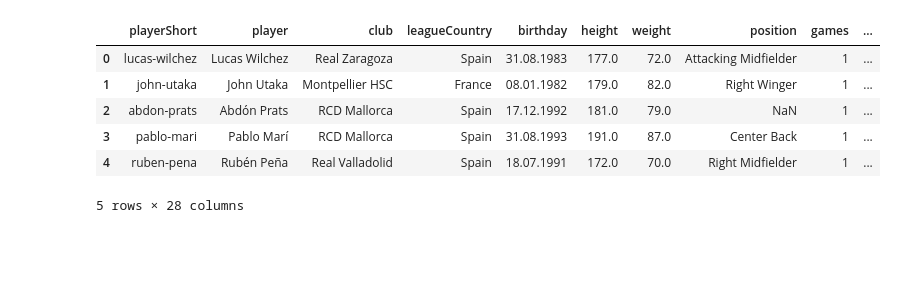
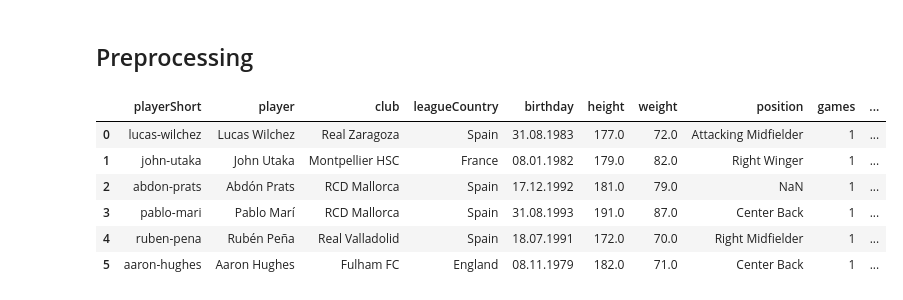
Before and after one commit to semplea/adaepfl-hw, a Jupyter notebook: 04 - Applied ML/nb.ipynb, the cells around one changed output. Cells and saved outputs as stored; diff of their text form; code cells hidden in the pictures; blank space fills up the shorter version.

Commit message:
preprocessing done + first classifier

```diff
--- a/04 - Applied ML/nb.ipynb
+++ b/04 - Applied ML/nb.ipynb
@@ -4,11 +11,13 @@ from sklearn.ensemble import RandomForestClassifier
+# %% [markdown]
+## Preprocessing
 # %%
 data = pd.read_csv('CrowdstormingDataJuly1st.csv')
-data.head()
+data.ix[:5,:14]
 # %% [output]
 |  | playerShort | player | club | leagueCountry | birthday | height | weight | position | games | ... |
 | 0 | lucas-wilchez | Lucas Wilchez | Real Zaragoza | Spain | 31.08.1983 | 177.0 | 72.0 | Attacking Midfielder | 1 | ... |
 | 1 | john-utaka | John Utaka | Montpellier HSC | France | 08.01.1982 | 179.0 | 82.0 | Right Winger | 1 | ... |
 | 2 | abdon-prats | Abdón Prats | RCD Mallorca | Spain | 17.12.1992 | 181.0 | 79.0 | NaN | 1 | ... |
 | 3 | pablo-mari | Pablo Marí | RCD Mallorca | Spain | 31.08.1993 | 191.0 | 87.0 | Center Back | 1 | ... |
 | 4 | ruben-pena | Rubén Peña | Real Valladolid | Spain | 18.07.1991 | 172.0 | 70.0 | Right Midfielder | 1 | ... |
+| 5 | aaron-hughes | Aaron Hughes | Fulham FC | England | 08.11.1979 | 182.0 | 71.0 | Center Back | 1 | ... |
-5 rows × 28 columns
```
Also changed, not shown: parts of 55 cells of this notebook.
